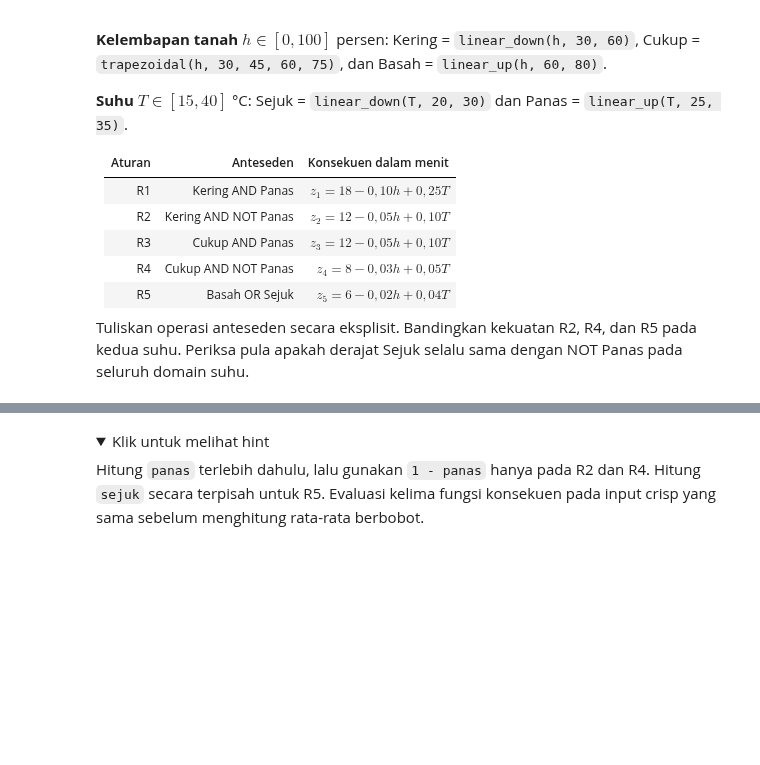
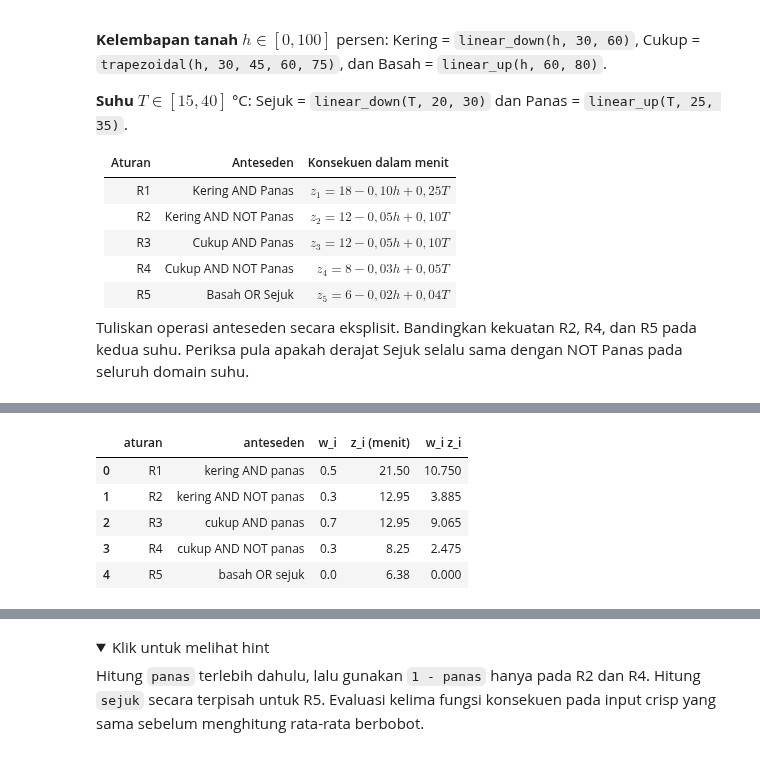
Before and after one commit to ElPma-code/ComIn-5054251011-Maria-Putu-Evelyne-Corena-Puryatma-ModTask, a Jupyter notebook: Assignment/Mod Fuzzy/03 - Model Fuzzy Sugeno.ipynb, the cells around one changed output, grey strips where cells are left out. Cells and saved outputs as stored; diff of their text form; code cells hidden in the pictures; folded sections open; blank space fills up the shorter version.

```diff
--- a/Assignment/Mod Fuzzy/03 - Model Fuzzy Sugeno.ipynb
+++ b/Assignment/Mod Fuzzy/03 - Model Fuzzy Sugeno.ipynb
@@ -577,3 +734,84 @@ Sebuah sistem menentukan durasi penyiraman dari kelembapan tanah **45%** dan suh
 | R5 | Basah OR Sejuk | $z_5=6-0{,}02h+0{,}04T$ |
 
 Tuliskan operasi anteseden secara eksplisit. Bandingkan kekuatan R2, R4, dan R5 pada kedua suhu. Periksa pula apakah derajat Sejuk selalu sama dengan NOT Panas pada seluruh domain suhu.
+# %%
+'''
+Soal 3 - Durasi penyiraman (Sugeno orde satu, AND = min, OR = max, NOT = 1 - mu)
+
+Kelembapan h = 45 (tetap): Kering (60 - 45) / 30 = 0,5 | Cukup 1 | Basah 0
+
+Suhu 32°C: Sejuk 0 | Panas (32 - 25) / 10 = 0,7 | NOT Panas = 1 - 0,7 = 0,3
+- R1 min(Kering, Panas)     = min(0,5, 0,7) = 0,5 | z1 = 18 - 4,5 + 8     = 21,5
+- R2 min(Kering, NOT Panas) = min(0,5, 0,3) = 0,3 | z2 = 12 - 2,25 + 3,2  = 12,95
+- R3 min(Cukup, Panas)      = min(1, 0,7)   = 0,7 | z3 = 12 - 2,25 + 3,2  = 12,95
+- R4 min(Cukup, NOT Panas)  = min(1, 0,3)   = 0,3 | z4 = 8 - 1,35 + 1,6   = 8,25
+- R5 max(Basah, Sejuk)      = max(0, 0)     = 0   | z5 = 6 - 0,9 + 1,28   = 6,38
+- Σw = 1,8 | Σwz = 10,75 + 3,885 + 9,065 + 2,475 + 0 = 26,175
+- Durasi = 26,175 / 1,8 = 14,54 menit
+
+Suhu 27°C: Sejuk (30 - 27) / 10 = 0,3 | Panas (27 - 25) / 10 = 0,2 | NOT Panas = 0,8
+- R1 = min(0,5, 0,2) = 0,2 | z1 = 18 - 4,5 + 6,75 = 20,25
+- R2 = min(0,5, 0,8) = 0,5 | z2 = 12 - 2,25 + 2,7 = 12,45
+- R3 = min(1, 0,2)   = 0,2 | z3 = 12 - 2,25 + 2,7 = 12,45
+- R4 = min(1, 0,8)   = 0,8 | z4 = 8 - 1,35 + 1,35 = 8
+- R5 = max(0, 0,3)   = 0,3 | z5 = 6 - 0,9 + 1,08  = 6,18
+- Σw = 2 | Σwz = 4,05 + 6,225 + 2,49 + 6,4 + 1,854 = 21,019
+- Durasi = 21,019 / 2 = 10,51 menit
+
+Perbandingan R2, R4, R5
+Aturan | 32°C | 27°C
+R2     | 0,3  | 0,5
+R4     | 0,3  | 0,8
+R5     | 0    | 0,3
+Suhu turun -> NOT Panas naik -> R4 (z ± 8) jadi dominan, R1 dan R3 melemah.
+Semua z_i juga sedikit turun karena koefisien T positif.
+Durasi turun dari 14,54 ke 10,51 menit.
+
+Sejuk = NOT Panas?
+Tidak. Sejuk turun di 20-30°C, NOT Panas turun di 25-35°C.
+Contoh 27°C: Sejuk 0,3 tapi NOT Panas 0,8. Keduanya hanya sama di 15-20°C (1) dan 35-40°C (0).
+'''
+
+lembap_mf = {
+    "kering": lambda h: linear_down(h, 30, 60),
+    "cukup":  lambda h: trapezoidal(h, 30, 45, 60, 75),
+    "basah":  lambda h: linear_up(h, 60, 80),
+}
+udara_mf = {
+    "sejuk": lambda T: linear_down(T, 20, 30),
+    "panas": lambda T: linear_up(T, 25, 35),
+}
+# (aturan, anteseden, kekuatan dari derajat m, konsekuen z(h, T))
+water_rules = [
+    ("R1", "kering AND panas",     lambda m: min(m["kering"], m["panas"]),     lambda h, T: 18 - 0.10 * h + 0.25 * T),
+    ("R2", "kering AND NOT panas", lambda m: min(m["kering"], 1 - m["panas"]), lambda h, T: 12 - 0.05 * h + 0.10 * T),
+    ("R3", "cukup AND panas",      lambda m: min(m["cukup"], m["panas"]),      lambda h, T: 12 - 0.05 * h + 0.10 * T),
+    ("R4", "cukup AND NOT panas",  lambda m: min(m["cukup"], 1 - m["panas"]),  lambda h, T: 8 - 0.03 * h + 0.05 * T),
+    ("R5", "basah OR sejuk",       lambda m: max(m["basah"], m["sejuk"]),      lambda h, T: 6 - 0.02 * h + 0.04 * T),
+]
+
+def water_sugeno(h, T):
+    m = {label: f(h) for label, f in lembap_mf.items()} | {label: f(T) for label, f in udara_mf.items()}
+    w = np.array([strength(m) for _, _, strength, _ in water_rules])
+    z = np.array([func(h, T) for _, _, _, func in water_rules])
+    return w, z, weighted_average(w, z)
+
+for T in [32, 27]:
+    w, z, out = water_sugeno(45, T)
+    print(f"=== Kelembapan 45%, suhu {T}°C ===")
+    display(pd.DataFrame({
+        "aturan": [r[0] for r in water_rules],
+        "anteseden": [r[1] for r in water_rules],
+        "w_i": w,
+        "z_i (menit)": z,
+        "w_i z_i": w * z,
+    }).round(4))
+    assert z[w > 0].min() <= out <= z[w > 0].max()
+    print(f"Σw = {w.sum():.4f} | Σwz = {np.dot(w, z):.4f} | durasi = {out:.2f} menit\n")
+
+# Sejuk vs NOT Panas di seluruh domain 15-40°C
+suhu_grid = np.linspace(15, 40, 251)
+sejuk = np.array([udara_mf["sejuk"](T) for T in suhu_grid])
+not_panas = 1 - np.array([udara_mf["panas"](T) for T in suhu_grid])
+print("Sejuk == NOT Panas di semua suhu?", bool(np.allclose(sejuk, not_panas)))
+# %% [output]
@@ -579,0 +819,6 @@ Tuliskan operasi anteseden secara eksplisit. Bandingkan kekuatan R2, R4, dan R5
+|  | aturan | anteseden | w_i | z_i (menit) | w_i z_i |
+| 0 | R1 | kering AND panas | 0.5 | 21.50 | 10.750 |
+| 1 | R2 | kering AND NOT panas | 0.3 | 12.95 | 3.885 |
+| 2 | R3 | cukup AND panas | 0.7 | 12.95 | 9.065 |
+| 3 | R4 | cukup AND NOT panas | 0.3 | 8.25 | 2.475 |
+| 4 | R5 | basah OR sejuk | 0.0 | 6.38 | 0.000 |
```
Also changed, not shown: parts of 3 cells of this notebook, 3 other files.
